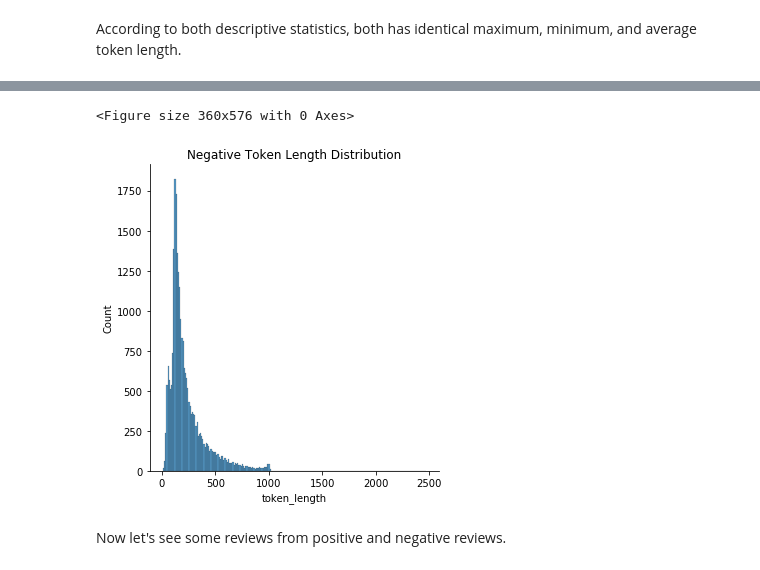
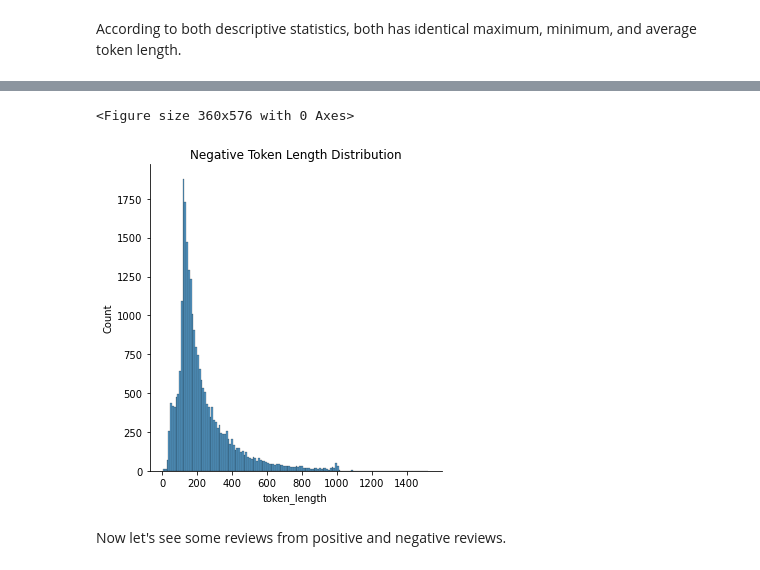
Before and after one commit to fhrzn/study-archive, a Jupyter notebook: sentiment-analysis/notebook/rnn-movie-review.ipynb, the cells around one changed output, grey strips where cells are left out. Cells and saved outputs as stored; diff of their text form; code cells hidden in the pictures.

```diff
--- a/sentiment-analysis/notebook/rnn-movie-review.ipynb
+++ b/sentiment-analysis/notebook/rnn-movie-review.ipynb
@@ -143,11 +141,11 @@ plt.show()
 # %%
 plt.figure(figsize=(5, 8))
-sns.displot(data_pos, x='token_length')
+sns.displot(data_neg, x='token_length')
 plt.title('Negative Token Length Distribution')
 plt.show()
 # %% [output]
 <Figure size 360x576 with 0 Axes>
-[figure, old version]
+[figure, new version]
 # %% [markdown]
 Now let's see some reviews from positive and negative reviews.
 # %%
```
Also changed, not shown: parts of 2 cells of this notebook, 4 other files.
